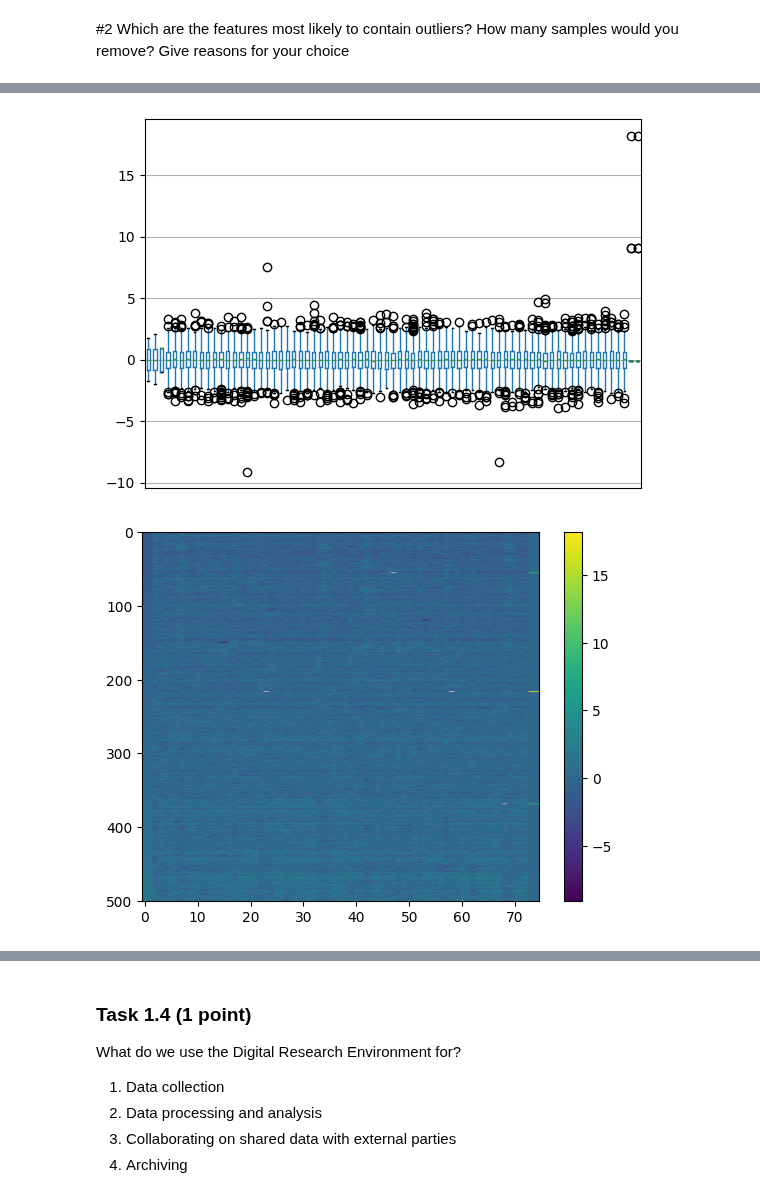
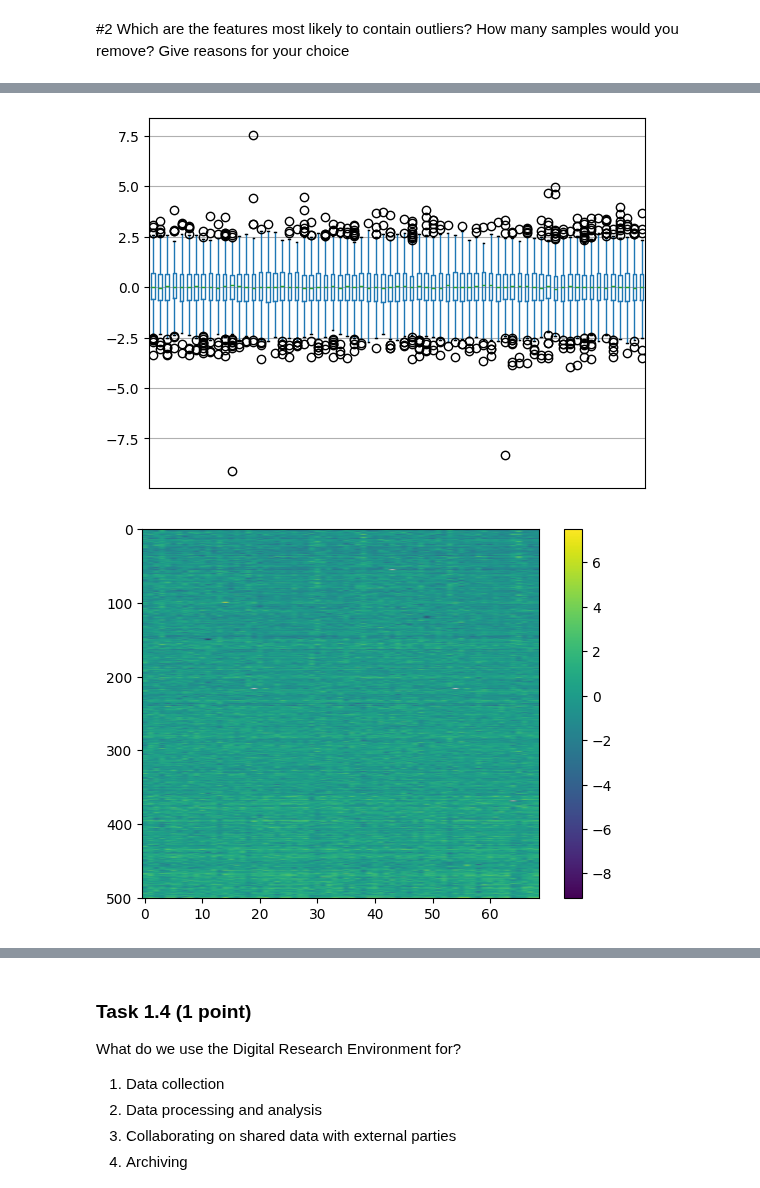
Before and after one commit to SietseHornstra/BigDataCourse, a Jupyter notebook: Exam/Assignment1/Assignment1.ipynb, the cells around one changed output, grey strips where cells are left out. Cells and saved outputs as stored; diff of their text form; code cells hidden in the pictures.

```diff
--- a/Exam/Assignment1/Assignment1.ipynb
+++ b/Exam/Assignment1/Assignment1.ipynb
@@ -147,9 +140,9 @@ Name: 217, dtype: float64
 #2
 from matplotlib import pyplot as plt
 import seaborn as sns
+qc_dataset2 = qc_dataset.iloc[:, 4:]
 
-
-qc_dataset.boxplot()
+qc_dataset2.boxplot()
 plt.xticks([])
 plt.show()
 # %% [output]
@@ -157,19 +150,13 @@ plt.show()
 # %%
-##TODO
-# Hier nog alleen kijken naar de kolommen met f, dus niet sex en age erbij
-#deze hier beneden horen bij de comment boven
-#ct_cols = cam_data.columns[4:-1]
-#ct_data_qc = cam_qc[ct_cols]
-
-qc_dataset_z = (qc_dataset - qc_dataset.mean()) / qc_dataset.std()
+qc_dataset_z = (qc_dataset2 - qc_dataset2.mean()) / qc_dataset2.std()
 
 qc_dataset_z.boxplot()
 plt.xticks([])  # remove the axis labels to stop the plot getting messy
 plt.show()
 
 plt.imshow(qc_dataset_z, aspect='auto')
 plt.colorbar()
 plt.show()
 # %% [output]
-[figure, old version]
+[figure, new version]
-[figure, old version]
+[figure, new version]
```
Also changed, not shown: parts of 30 cells of this notebook, 1 other file.
